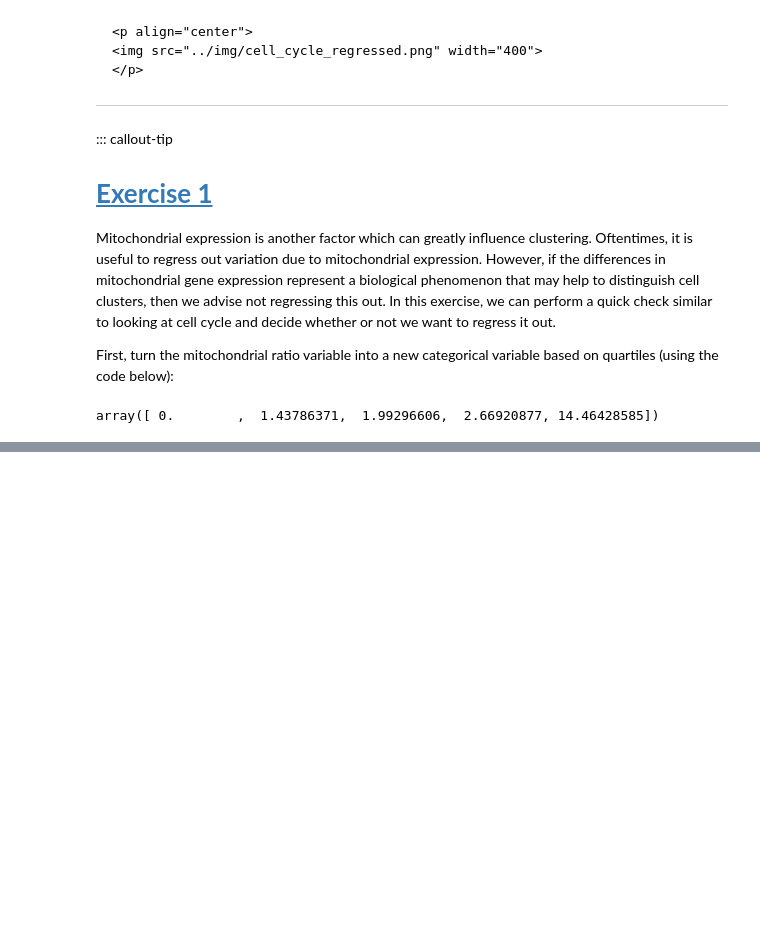
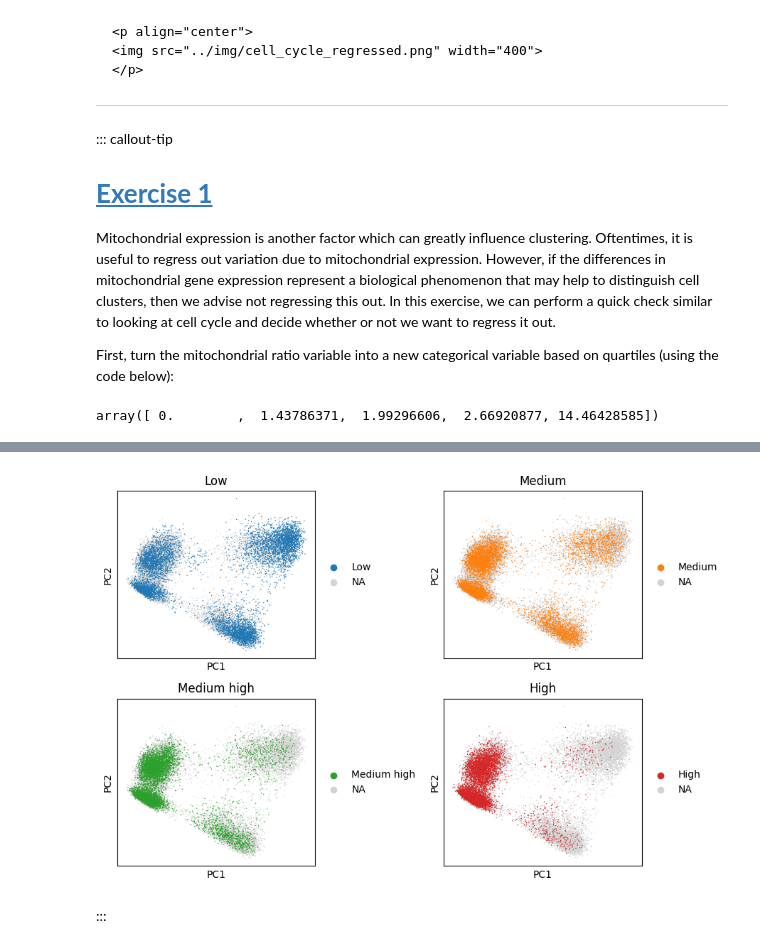
Before and after one commit to nsohail19/Intro-to-scRNAseq-scanpy, a Jupyter notebook: lessons/07_SCT_normalization.ipynb, the cells around one changed output, grey strips where cells are left out. Saved outputs shown, nothing was run; the diff lists cells and outputs as text; code cells hidden in the pictures; folded sections open; blank space fills up the shorter version.

```diff
--- a/lessons/07_SCT_normalization.ipynb
+++ b/lessons/07_SCT_normalization.ipynb
@@ -364,3 +366,10 @@ First, turn the mitochondrial ratio variable into a new categorical variable bas
 np.percentile(adata_filt.obs["pct_counts_mito"], [0, 25, 50, 75, 100])
 # %% [output]
 array([ 0.        ,  1.43786371,  1.99296606,  2.66920877, 14.46428585])
+# %%
+adata_filt.obs['mitoFr'] = pd.cut(
+    adata_filt.obs['pct_counts_mito'],
+    bins=[-np.inf, 1.44, 1.99, 2.67, np.inf],
+    labels=["Low", "Medium", "Medium high", "High"])
+
+adata_filt.obs.head()
@@ -366,0 +390,20 @@ array([ 0.        ,  1.43786371,  1.99296606,  2.66920877, 14.46428585])
+# %%
+# Create plot with the correct dimensions
+fig, axes = plt.subplots(2, 2, figsize=(9, 6))
+
+# Plot each Mitochonrdrial ratio
+sc.pl.pca(adata_filt, color=["mitoFr"], groups=["Low"], ax=axes[0, 0],
+          show=False, title="Low")
+sc.pl.pca(adata_filt, color=["mitoFr"], groups=["Medium"], ax=axes[0, 1],
+          show=False, title="Medium")
+sc.pl.pca(adata_filt, color=["mitoFr"], groups=["Medium high"], ax=axes[1, 0],
+          show=False, title="Medium high")
+sc.pl.pca(adata_filt, color=["mitoFr"], groups=["High"], ax=axes[1, 1],
+          show=False, title="High")
+
+plt.tight_layout()
+plt.show()
+# %% [output]
+[figure, added]
+# %% [markdown]
+:::
```
Also changed, not shown: parts of 7 cells of this notebook, 33 other files.
